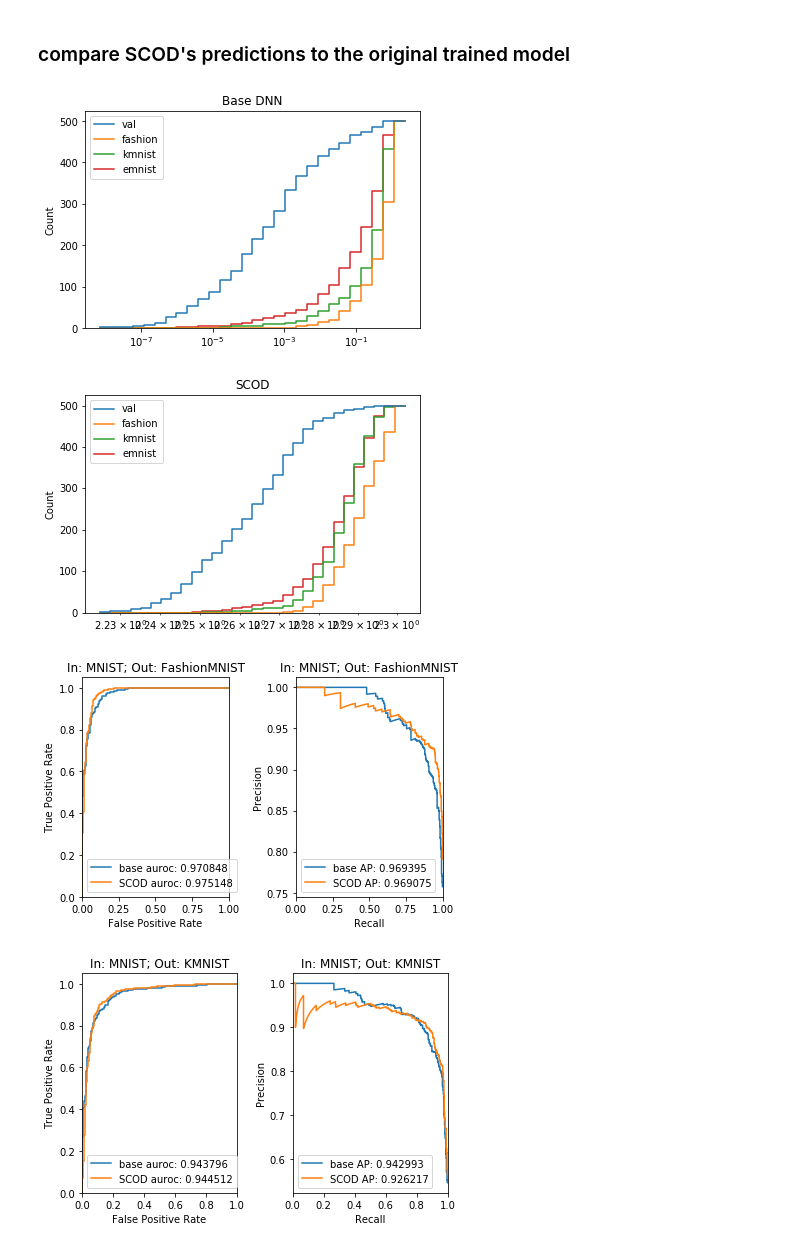
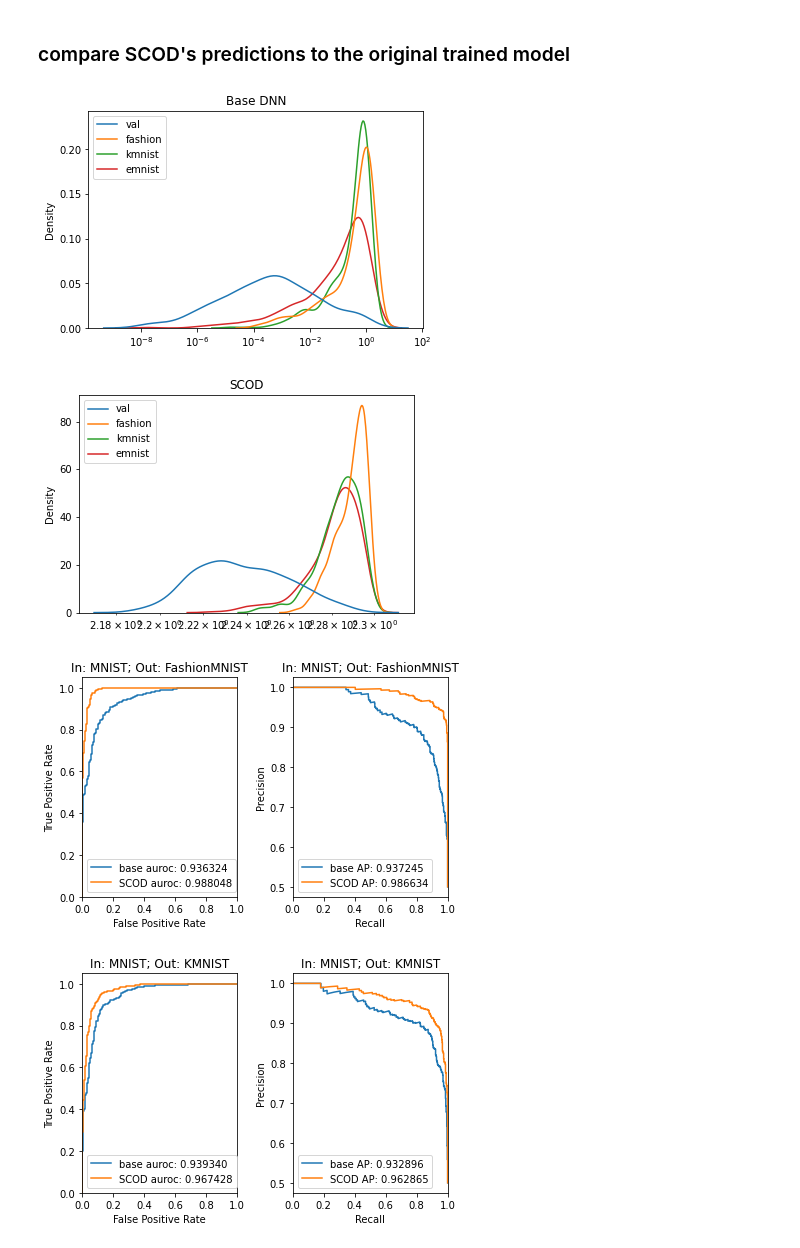
Before and after one commit to StanfordASL/scod-module, a Jupyter notebook: demos/MNIST.ipynb, the cells around one changed output. Saved outputs shown, nothing was run; the diff lists cells and outputs as text; code cells hidden in the pictures.

```diff
--- a/demos/MNIST.ipynb
+++ b/demos/MNIST.ipynb
@@ -59,8 +59,7 @@ model = nn.Sequential(
         nn.Linear(84,10)
     )
 
-# here, we interpret the output of the DNN as the mean of a Gaussian
-dist_constructor = lambda theta: scod.distributions.Categorical(logits=theta)
+dist_layer = scod.distributions.CategoricalLogitLayer()
 # %%
 device=torch.device('cuda:0')
 model = model.to(device)
@@ -106,6 +105,6 @@ plt.plot(losses)
 # %%
-unc_model = scod.SCOD(model, dist_constructor, args={
-    'num_eigs': 50,
+unc_model = scod.SCOD(model, args={
+    'num_eigs': 100,
     'num_samples': 304,
     'sketch_type': 'srft',
 })
@@ -128,38 +127,38 @@ fashion_subset = Subset(fashion_dataset, np.random.choice(len(fashion_dataset),
 kmnist_subset = Subset(kmnist_dataset, np.random.choice(len(kmnist_dataset), 500))
 emnist_subset = Subset(emnist_dataset, np.random.choice(len(emnist_dataset), 500))
 
-val_base = torch.cat( [ dist_constructor(model(batch[0].to(device))).entropy().detach().cpu() for batch in tqdm(DataLoader(val_subset, batch_size=25, shuffle=False)) ] )
-fashion_base = torch.cat( [ dist_constructor(model(batch[0].to(device))).entropy().detach().cpu() for batch in tqdm(DataLoader(fashion_subset, batch_size=25, shuffle=False)) ] )
-kmnist_base = torch.cat( [ dist_constructor(model(batch[0].to(device))).entropy().detach().cpu() for batch in tqdm(DataLoader(kmnist_subset, batch_size=25, shuffle=False)) ] )
-emnist_base = torch.cat( [ dist_constructor(model(batch[0].to(device))).entropy().detach().cpu() for batch in tqdm(DataLoader(emnist_subset, batch_size=25, shuffle=False)) ] )
+val_base = torch.cat( [ dist_layer(model(batch[0].to(device))).entropy().detach().cpu() for batch in tqdm(DataLoader(val_subset, batch_size=25, shuffle=False)) ] )
+fashion_base = torch.cat( [ dist_layer(model(batch[0].to(device))).entropy().detach().cpu() for batch in tqdm(DataLoader(fashion_subset, batch_size=25, shuffle=False)) ] )
+kmnist_base = torch.cat( [ dist_layer(model(batch[0].to(device))).entropy().detach().cpu() for batch in tqdm(DataLoader(kmnist_subset, batch_size=25, shuffle=False)) ] )
+emnist_base = torch.cat( [ dist_layer(model(batch[0].to(device))).entropy().detach().cpu() for batch in tqdm(DataLoader(emnist_subset, batch_size=25, shuffle=False)) ] )
 
-val_uncs = torch.cat( [ unc_model(batch[0].to(device))[1].detach().cpu() for batch in tqdm(DataLoader(val_subset, batch_size=25, shuffle=False)) ] )
-fashion_uncs = torch.cat( [ unc_model(batch[0].to(device))[1].detach().cpu() for batch in tqdm(DataLoader(fashion_subset, batch_size=25, shuffle=False)) ] )
-kmnist_uncs = torch.cat( [ unc_model(batch[0].to(device))[1].detach().cpu() for batch in tqdm(DataLoader(kmnist_subset, batch_size=25, shuffle=False)) ] )
-emnist_uncs = torch.cat( [ unc_model(batch[0].to(device))[1].detach().cpu() for batch in tqdm(DataLoader(emnist_subset, batch_size=25, shuffle=False)) ] )
+val_uncs = torch.cat( [ dist_layer.marginalize_gaussian( *unc_model(batch[0].to(device)) ).entropy().detach().cpu() for batch in tqdm(DataLoader(val_subset, batch_size=25, shuffle=False)) ] )
+fashion_uncs = torch.cat( [ dist_layer.marginalize_gaussian( *unc_model(batch[0].to(device)) ).entropy().detach().cpu() for batch in tqdm(DataLoader(fashion_subset, batch_size=25, shuffle=False)) ] )
+kmnist_uncs = torch.cat( [ dist_layer.marginalize_gaussian( *unc_model(batch[0].to(device)) ).entropy().detach().cpu() for batch in tqdm(DataLoader(kmnist_subset, batch_size=25, shuffle=False)) ] )
+emnist_uncs = torch.cat( [ dist_layer.marginalize_gaussian( *unc_model(batch[0].to(device)) ).entropy().detach().cpu() for batch in tqdm(DataLoader(emnist_subset, batch_size=25, shuffle=False)) ] )
 # %%
 plt.figure()
-sns.histplot(data = {
+sns.kdeplot(data = {
     'val': val_base,
     'fashion': fashion_base,
     'kmnist': kmnist_base,
     'emnist': emnist_base
-}, cumulative=True, element='step', fill=False, log_scale=True )
+}, cumulative=False, fill=False, log_scale=True )
 plt.title('Base DNN')
 plt.show()
 
 plt.figure()
-sns.histplot(data = {
+sns.kdeplot(data = {
     'val': val_uncs,
     'fashion': fashion_uncs,
     'kmnist': kmnist_uncs,
     'emnist': emnist_uncs
-}, cumulative=True, element='step', fill=False, log_scale=True )
+}, cumulative=False, fill=False, log_scale=True )
 plt.title('SCOD')
 plt.show()
 # %% [output]
-[figure, old version]
+[figure, new version]
-[figure, old version]
+[figure, new version]
 # %%
 from sklearn.metrics import roc_curve, roc_auc_score, precision_recall_curve, average_precision_score
 
@@ -196,7 +195,7 @@ axes[1].set_title("In: MNIST; Out: FashionMNIST")
 plt.tight_layout()
 plt.show()
 # %% [output]
-[figure, old version]
+[figure, new version]
 # %%
 groups = [
     ('base', val_base, kmnist_base),
@@ -231,7 +230,7 @@ axes[1].set_title("In: MNIST; Out: KMNIST")
 plt.tight_layout()
 plt.show()
 # %% [output]
-[figure, old version]
+[figure, new version]
 # %%
 groups = [
     ('base', val_base, emnist_base),
```
Also changed, not shown: parts of 3 cells of this notebook.
